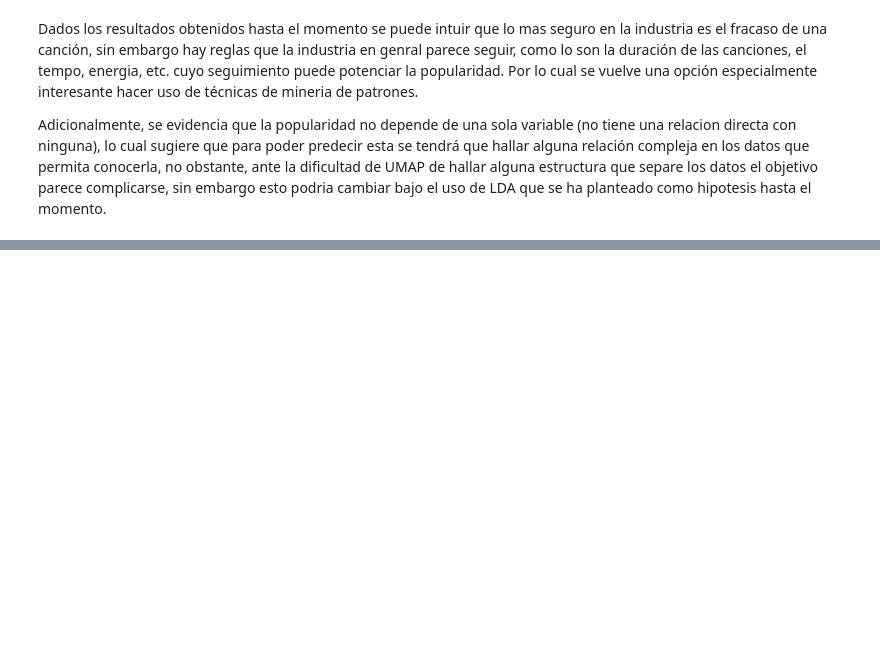
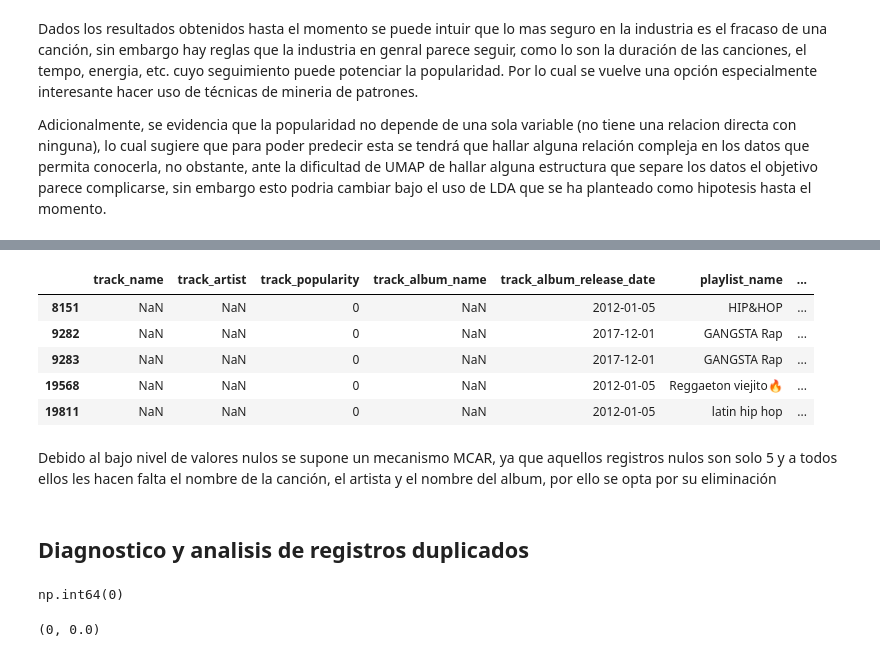
Before and after one commit to juanpablocarrillohortua/Proyecto_Data_Mining_UEC, a Jupyter notebook: notebooks/Data _Preparation_2nd_part.ipynb, the cells around one changed output, grey strips where cells are left out. Saved outputs shown, nothing was run; the diff lists cells and outputs as text; code cells hidden in the pictures; blank space fills up the shorter version.

```diff
--- a/notebooks/Data _Preparation_2nd_part.ipynb
+++ b/notebooks/Data _Preparation_2nd_part.ipynb
@@ -242,0 +268,12 @@ Adicionalmente, se evidencia que la popularidad no depende de una sola variable
+# %%
+df_nulos = df[df.isnull().any(axis=1)]
+df_nulos
+# %% [output]
+|  | track_name | track_artist | track_popularity | track_album_name | track_album_release_date | playlist_name | ... |
+| 8151 | NaN | NaN | 0 | NaN | 2012-01-05 | HIP&HOP | ... |
+| 9282 | NaN | NaN | 0 | NaN | 2017-12-01 | GANGSTA Rap | ... |
+| 9283 | NaN | NaN | 0 | NaN | 2017-12-01 | GANGSTA Rap | ... |
+| 19568 | NaN | NaN | 0 | NaN | 2012-01-05 | Reggaeton viejito🔥 | ... |
+| 19811 | NaN | NaN | 0 | NaN | 2012-01-05 | latin hip hop | ... |
+# %% [markdown]
+Debido al bajo nivel de valores nulos se supone un mecanismo MCAR, ya que aquellos registros nulos son solo 5 y a todos ellos les hacen falta el nombre de la canción, el artista y el nombre del album, por ello se opta por su eliminación
@@ -242,0 +282,19 @@ Adicionalmente, se evidencia que la popularidad no depende de una sola variable
+# %% [markdown]
+## Diagnostico y analisis de registros duplicados
+# %%
+df.duplicated().sum() # a primera vista no hay duplicados
+# %% [output]
+np.int64(0)
+# %%
+# Definimos las columnas que mandan el criterio de duplicidad
+columnas_clave = ['track_name', 'track_artist', 'track_popularity']
+
+# Filtramos usando keep=False para ver TODAS las filas involucradas
+df_revision = df[df.duplicated(subset=columnas_clave, keep="first")]
+
+# Ordenamos para que los grupos de duplicados queden uno junto al otro
+df_revision = df_revision.sort_values(by=columnas_clave)
+
+len(df_revision), (len(df_revision)/len(df)) * 100
+# %% [output]
+(0, 0.0)
```
Also changed, not shown: parts of 13 cells of this notebook.
